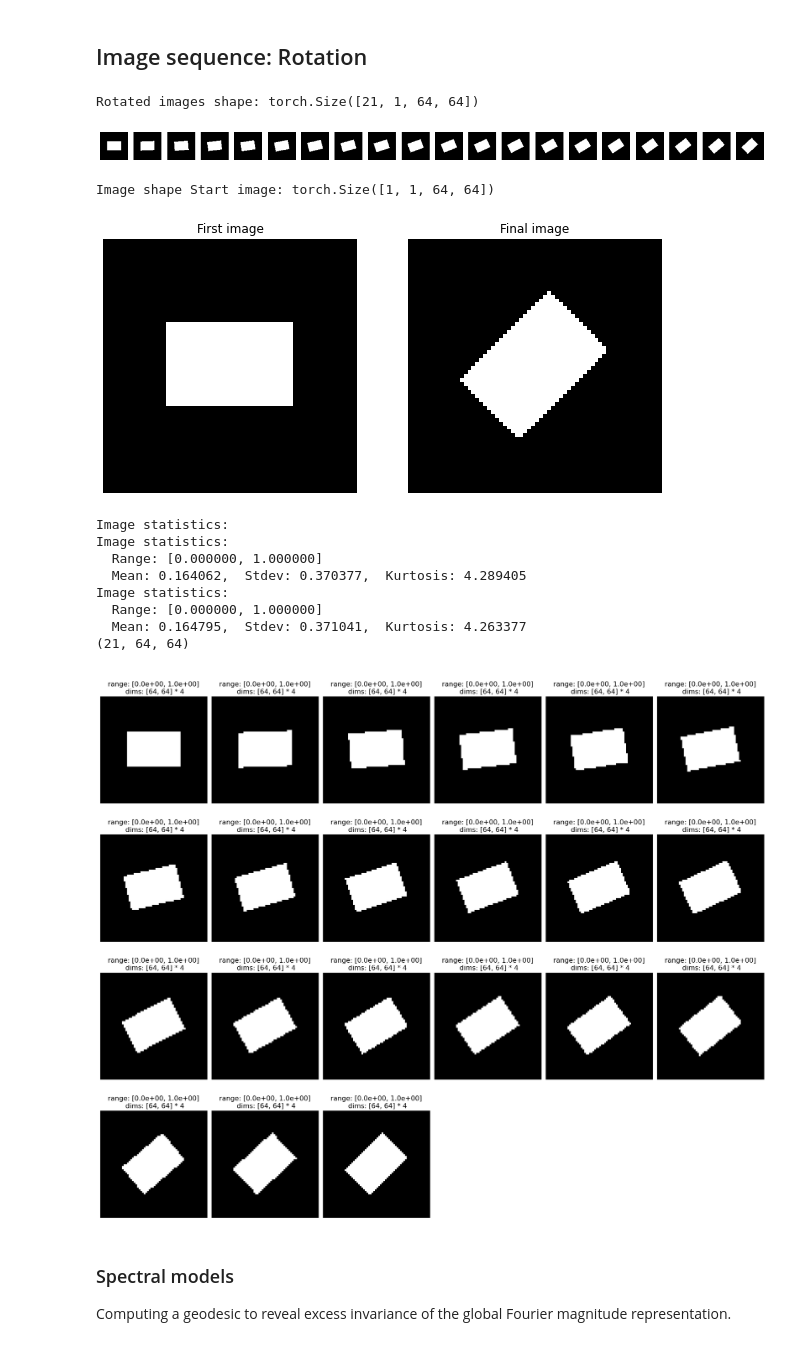
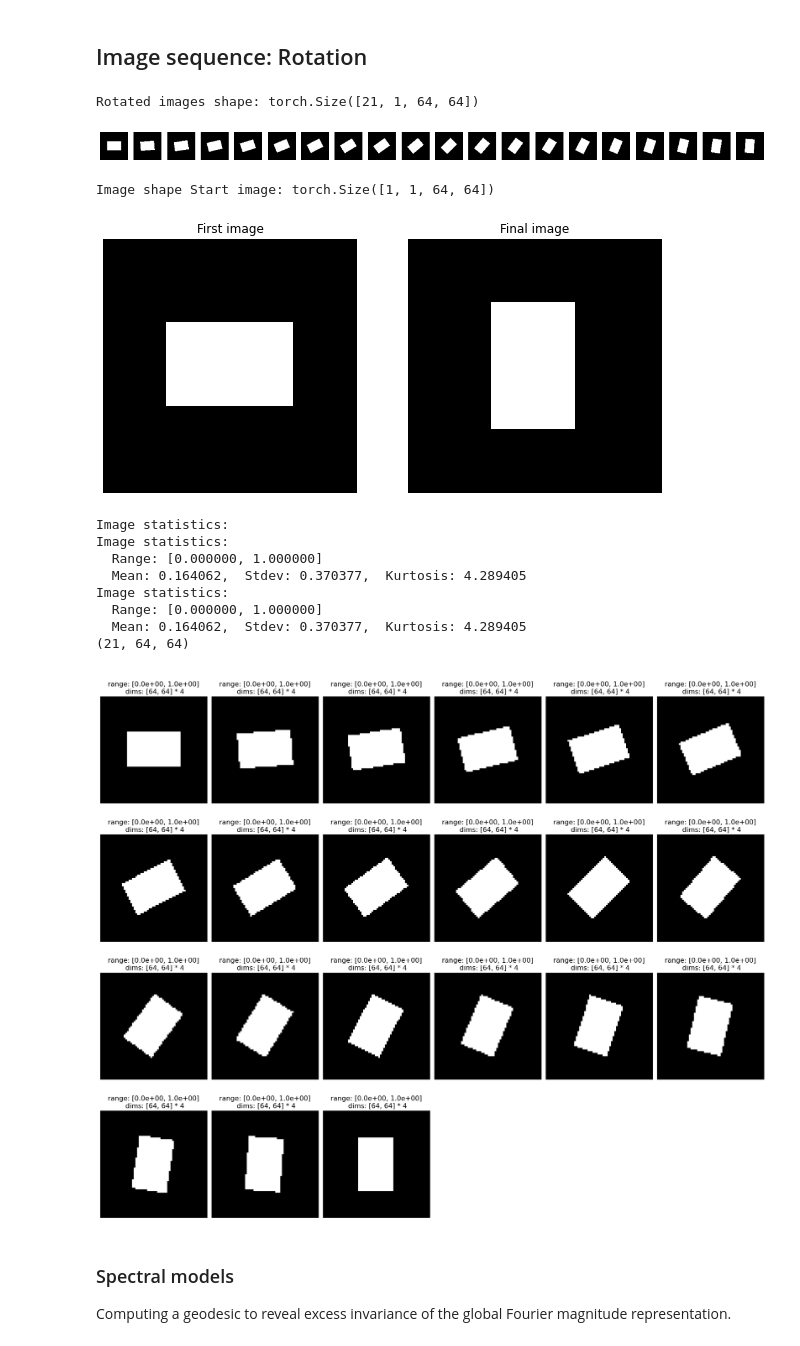
Before and after one commit to hmd101/plenoptic, a Jupyter notebook: examples/05_02_Geodesics_toy_problem.ipynb, the cells around one changed output. Saved outputs shown, nothing was run; the diff lists cells and outputs as text; code cells hidden in the pictures.

```diff
--- a/examples/05_02_Geodesics_toy_problem.ipynb
+++ b/examples/05_02_Geodesics_toy_problem.ipynb
@@ -60,7 +60,7 @@ width = 64
 rect_height = height // 3
 rect_width = width // 2
 num_steps = 20
-final_angle = 45
+final_angle = 90
 
 # Create the initial image tensor
 image_tensor = create_image_tensor(height, width, rect_height, rect_width)
@@ -92,43 +92,43 @@ vid = po.tools.rescale(rotated_images_tensor, 0, 1)
 
 
 # define first and final image of sequence
 imgA = vid[0].unsqueeze(0)
 # print shape
 print("Image shape Start image:", imgA.shape)
 imgB = vid[-1].unsqueeze(0)
 
 
 # display first and final image
 fig, axes = plt.subplots(1, 2, figsize=(10, 5))
 axes[0].imshow(imgA.squeeze(), cmap='gray')
 axes[0].axis('off')
 axes[0].set_title('First image')
 axes[1].imshow(imgB.squeeze(), cmap='gray')
 axes[1].axis('off')
 axes[1].set_title('Final image')
 plt.show()
 
 # print image stats
 print("Image statistics:")
 pt.image_stats(to_numpy(imgA))
 pt.image_stats(to_numpy(imgB))
 video = to_numpy(vid).squeeze()
 print(video.shape)
 pt.imshow(list(video.squeeze()), zoom=4, col_wrap=6);
 # %% [output]
 Rotated images shape: torch.Size([21, 1, 64, 64])
 [figure]
 Image shape Start image: torch.Size([1, 1, 64, 64])
-[figure, old version]
+[figure, new version]
 Image statistics:
 Image statistics:
   Range: [0.000000, 1.000000]
   Mean: 0.164062,  Stdev: 0.370377,  Kurtosis: 4.289405
 Image statistics:
   Range: [0.000000, 1.000000]
-  Mean: 0.164795,  Stdev: 0.371041,  Kurtosis: 4.263377
+  Mean: 0.164062,  Stdev: 0.370377,  Kurtosis: 4.289405
 (21, 64, 64)
-[figure, old version]
+[figure, new version]
 # %% [markdown]
 ### Spectral models
 Computing a geodesic to reveal excess invariance of the global Fourier magnitude representation.
```
Also changed, not shown: parts of 12 cells of this notebook.
